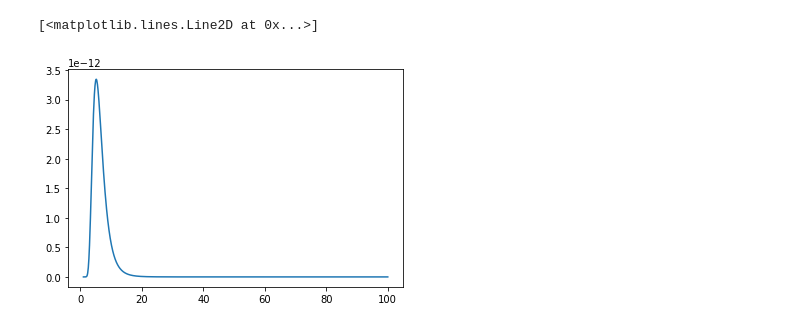
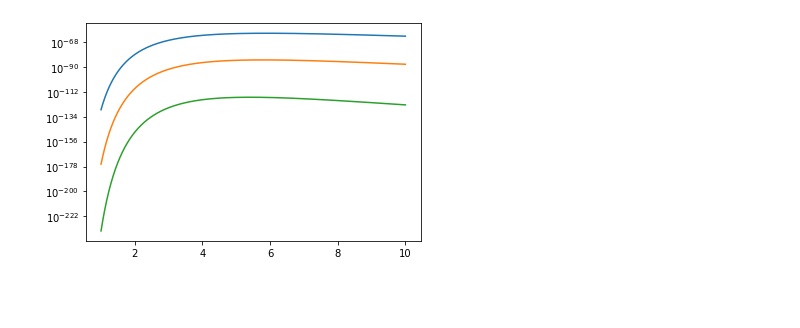
Before and after one commit to Yehan-Edirisinghe/Labo_cal, a Jupyter notebook: lecture_9/note.ipynb, the cells around one changed output. Saved outputs shown, nothing was run; the diff lists cells and outputs as text; code cells hidden in the pictures; blank space fills up the shorter version.

```diff
--- a/lecture_9/note.ipynb
+++ b/lecture_9/note.ipynb
@@ -18,18 +26,29 @@ def likelihood(dati,t):
 
     return np.prod([np.exp(-i/t)/t for i in dati])
 # %%
-dati = pdf(10,5)
+dati = pdf(150,5)
 # %%
 #Likelihood
-rang = np.linspace(1,100,1000)
 
-like = [likelihood(dati,t) for t in rang]
+dat1 = dati[:50]
+dat2 = dati[:70]
+dat3 = dati[:100]
 
-plt.plot(rang,like)
+rang = np.linspace(1,10,1000)
+
+like1 = [likelihood(dat1,t) for t in rang]
+like2 = [likelihood(dat2,t) for t in rang]
+like3 = [likelihood(dat3,t) for t in rang]
+
+plt.plot(rang,like1)
+plt.plot(rang,like2)
+plt.plot(rang,like3)
+
+plt.yscale('log')
+
 # plt.plot(rang,np.log(like))
 # %% [output]
-[<matplotlib.lines.Line2D at 0x...>]
-[figure, old version]
+[figure, new version]
 # %%
 def logLikelihood(dati,t):
 
```
Also changed, not shown: parts of 6 cells of this notebook.
